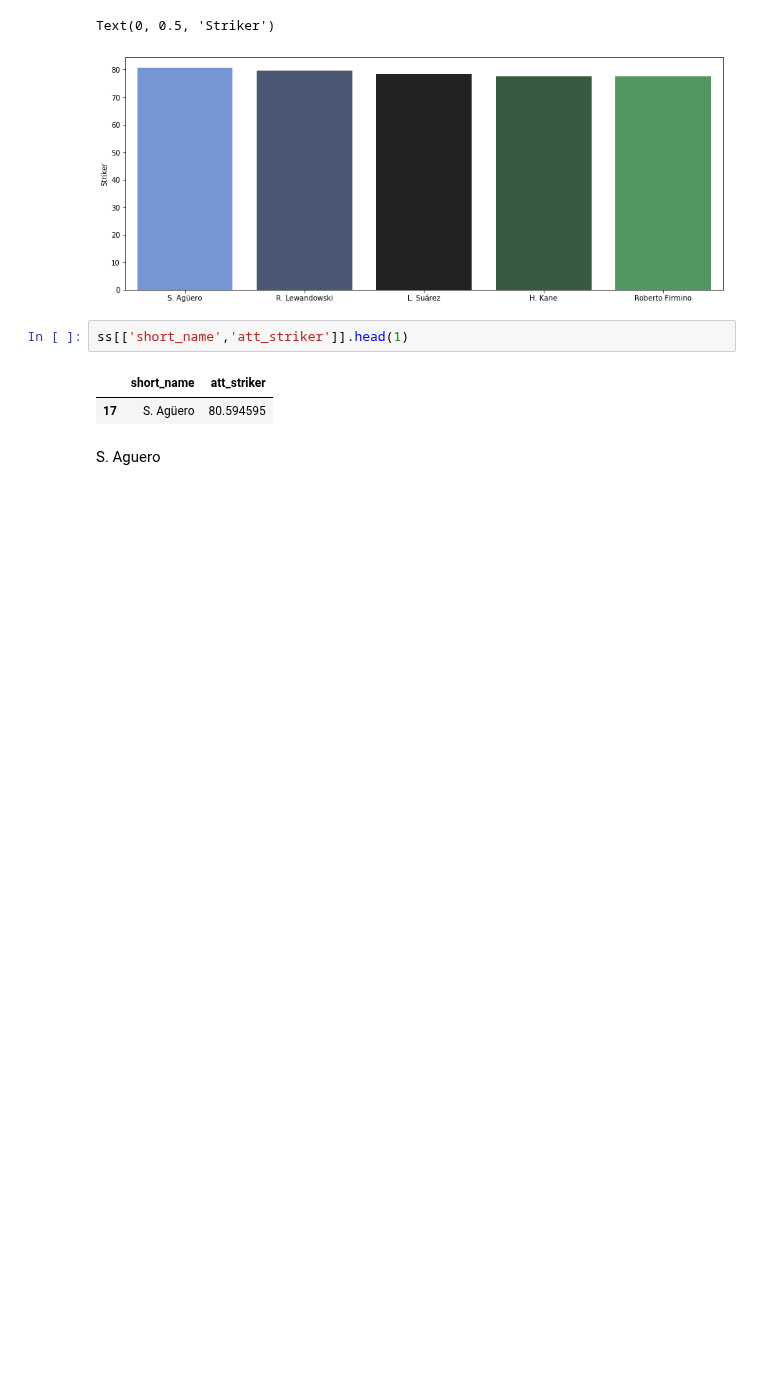
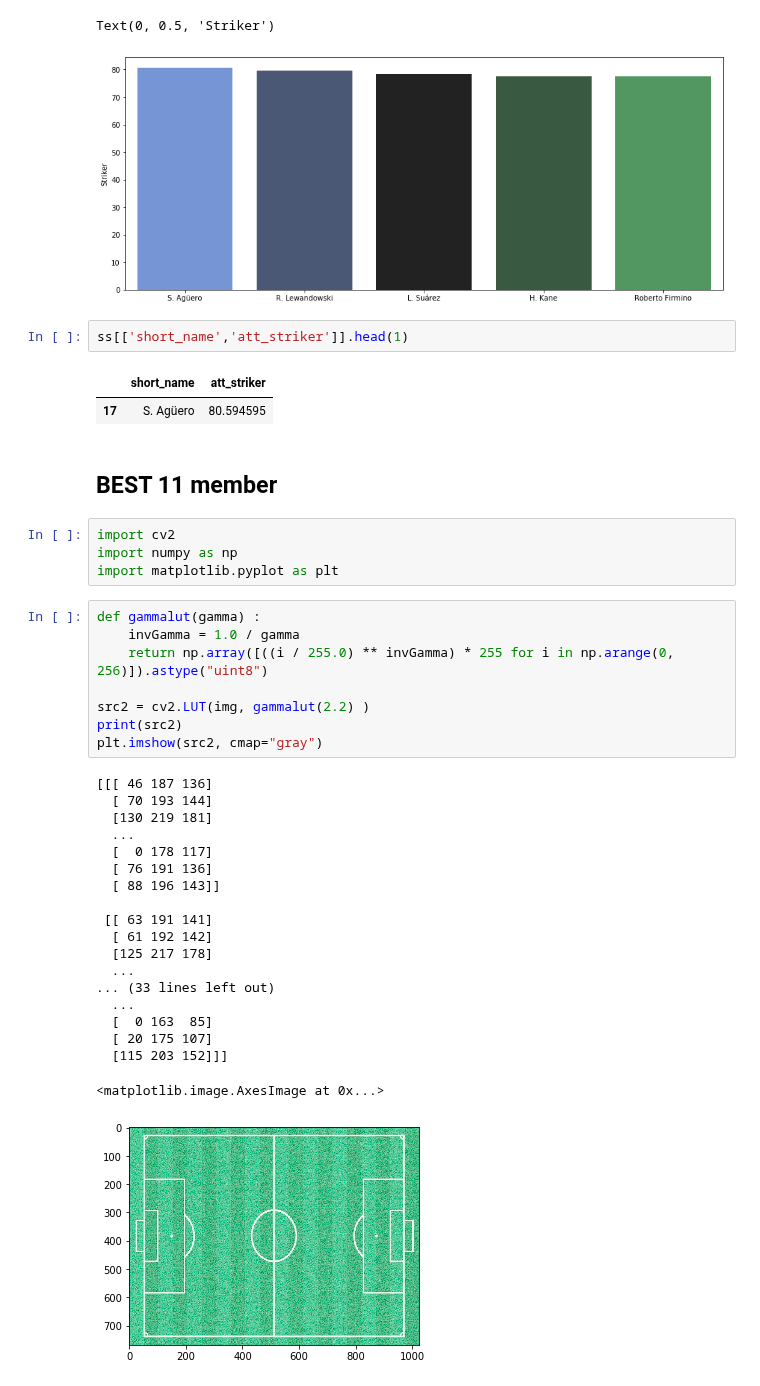
Before and after one commit to johnseo1026/TIL-H, a Jupyter notebook: best11 분석을 통해 만들기.ipynb, the cells around one changed output. Saved outputs shown, nothing was run; the diff lists cells and outputs as text; blank space fills up the shorter version.

```diff
--- a/best11 분석을 통해 만들기.ipynb
+++ b/best11 분석을 통해 만들기.ipynb
@@ -251,5 +233,37 @@ ss[['short_name','att_striker']].head(1)
 # %% [output]
 |  | short_name | att_striker |
 | 17 | S. Agüero | 80.594595 |
-# %% [markdown]
-S. Aguero
+# %% [markdown]
+## BEST 11 member
+# %%
+import cv2
+import numpy as np
+import matplotlib.pyplot as plt
+# %%
+def gammalut(gamma) :
+    invGamma = 1.0 / gamma
+    return np.array([((i / 255.0) ** invGamma) * 255 for i in np.arange(0, 256)]).astype("uint8")
+
+src2 = cv2.LUT(img, gammalut(2.2) )
+print(src2)
+plt.imshow(src2, cmap="gray")
+# %% [output]
+[[[ 46 187 136]
+  [ 70 193 144]
+  [130 219 181]
+  ...
+  [  0 178 117]
+  [ 76 191 136]
+  [ 88 196 143]]
+
+ [[ 63 191 141]
+  [ 61 192 142]
+  [125 217 178]
+  ...
+... (33 lines left out)
+  ...
+  [  0 163  85]
+  [ 20 175 107]
+  [115 203 152]]]
+<matplotlib.image.AxesImage at 0x...>
+[figure, added]
```
Also changed, not shown: parts of 11 cells of this notebook.
